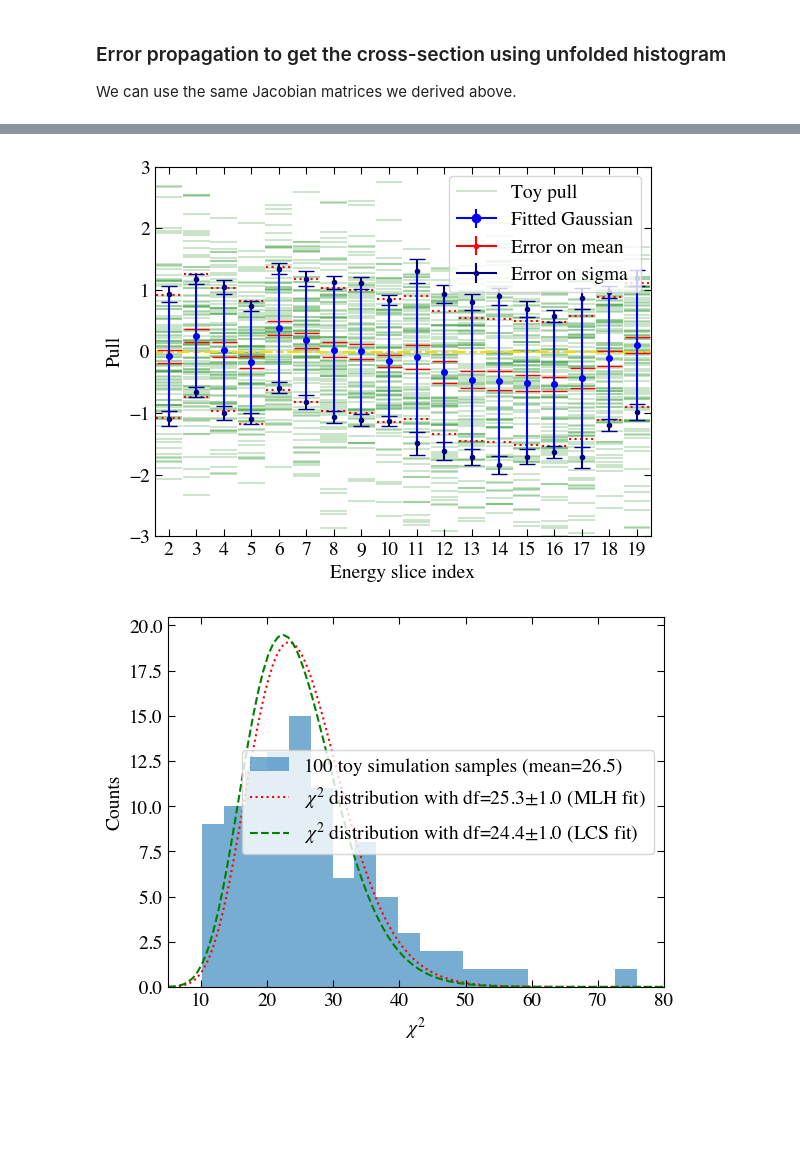
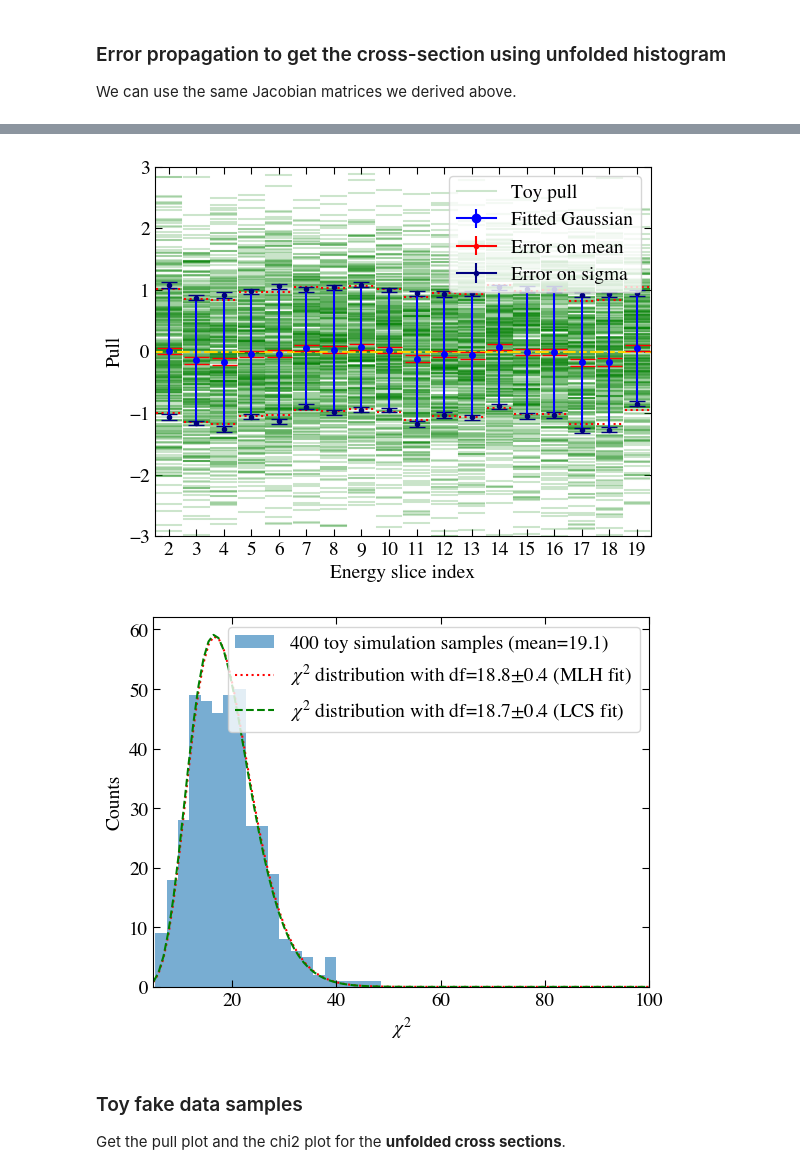
Before and after one commit to Yinrui-Liu/hadron-Ar_XS, a Jupyter notebook: hadron-Ar_XS.ipynb, the cells around one changed output, grey strips where cells are left out. Cells and saved outputs as stored; diff of their text form; code cells hidden in the pictures; blank space fills up the shorter version.

```diff
--- a/hadron-Ar_XS.ipynb
+++ b/hadron-Ar_XS.ipynb
@@ -1284,0 +1127,31 @@ XScov_iter10 = savetoyxs["XScov_iter10"]
+# %%
+### Load toy cross-section results
+true_toyXS = pickle.load(open("samples/true_toyXS.p", "rb"))
+XS_true = true_toyXS["XS_true"]
+XScov_true = true_toyXS["XScov_true"]
+unfd_toyXS = pickle.load(open("samples/unfd_toyXS.p", "rb"))
+XS_iter2 = unfd_toyXS["XS_iter2"]
+XScov_iter2 = unfd_toyXS["XScov_iter2"]
+XS_iter4 = unfd_toyXS["XS_iter4"]
+XScov_iter4 = unfd_toyXS["XScov_iter4"]
+XS_iter10 = unfd_toyXS["XS_iter10"]
+XScov_iter10 = unfd_toyXS["XScov_iter10"]
+
+### utility functions for plotting pulls and chi2
+def gauspdf(x, mu=0, sigma=1, con=1):
+    return con*stats.norm.pdf(x, loc=mu, scale=sigma)
+def cal_chi2(XS_true, XS_y, unfd_XS_Vcov):
+    XS_diff = XS_y - XS_true
+    inv_unfd_XS_Vcov = np.linalg.pinv(unfd_XS_Vcov)
+    chi2 = np.einsum("i,ij,j->", XS_diff, inv_unfd_XS_Vcov, XS_diff)
+    return chi2
+def chi2pdf(x, df, loc=0, scale=1, con=1):
+    return con*stats.chi2.pdf(x, df=df, loc=0, scale=scale)
+def fitChi2Hist(data, chi2pdf, df, **kwargs):
+    data = np.array(data)
+    def nll(df):
+        return -np.sum(np.log(chi2pdf(data, df, **kwargs)))
+    m = Minuit(nll, df=df)
+    m.migrad()
+    m.hesse()
+    return m
@@ -1338,34 +1209,34 @@ print(mmu[ibin], ssigma[ibin])
 # %%
+### get the pull plot
 #plt.figure(figsize=[12,9])
-for ibin in range(len(pull_test[0])):
-    for ievt in range(len(pull_test)):
-        plt.plot([ibin+1.55,ibin+2.45], [pull_test[ievt,ibin]]*2, "g-", alpha=0.2)
+for ibin in range(Ndf_true):
+    for ievt in range(len(pull_true)):
+        plt.plot([ibin+1.55,ibin+2.45], [pull_true[ievt,ibin]]*2, "g-", alpha=0.2)
     plt.plot([ibin+1.5,ibin+2.5],[0]*2,"gold",linestyle='dashed')
     plt.plot([ibin+1.55,ibin+2.45],[mmu[ibin]-1]*2,"r",linestyle='dotted')
     plt.plot([ibin+1.55,ibin+2.45],[mmu[ibin]+1]*2,"r",linestyle='dotted')
     plt.errorbar(ibin+2, mmu[ibin], yerr=mmu_err[ibin], color="r", marker=".", capsize=9)
     plt.errorbar(ibin+2, mmu[ibin]+ssigma[ibin], yerr=ssigma_err[ibin], color="navy", marker=".", capsize=6)
     plt.errorbar(ibin+2, mmu[ibin]-ssigma[ibin], yerr=ssigma_err[ibin], color="navy", marker=".", capsize=6)
     plt.errorbar(ibin+2, mmu[ibin], yerr=ssigma[ibin], color="blue", marker="o", markersize=4)
 plt.plot([], [], "g-", alpha=0.2, label="Toy pull")
 plt.errorbar([],[], [], color="blue", marker="o", label="Fitted Gaussian")
 plt.errorbar([],[], [], color="r", marker=".", capsize=9, label="Error on mean")
 plt.errorbar([],[], [], color="navy", marker=".", capsize=6, label="Error on sigma")
-plt.xlim([1.5,len(pull_test[0])+1.5])
+plt.xlim([1.5,len(pull_true[0])+1.5])
 plt.ylim([-3,3])
 plt.xticks(np.arange(2,20))
 plt.xlabel("Energy slice index")
 plt.ylabel("Pull")
 plt.legend()
-#plt.savefig("figs/toy_validation_pull_truemean.pdf")
+plt.savefig("figs/toy_validation_pull_true.pdf")
 plt.show()
 # %% [output]
-[figure, old version]
+[figure, new version]
 # %%
-XS_diff = [1]*18
-chi2 = np.array(chi2_test)
-minchi2 = 5
-maxchi2 = 80
+### get the chi2 plot
+chi2 = np.array(chi2_true)
+minchi2, maxchi2 = 5, 100 # set range and ignore outliers
 chi2 = chi2[chi2>minchi2]
 chi2 = chi2[chi2<maxchi2]
 #plt.figure(figsize=[10,6])
@@ -1373,20 +1244,11 @@ bb, ed, _ = plt.hist(chi2,bins=20,alpha=0.6,label=f"{len(chi2)} toy simulation s
 norm_fact = (ed[1]-ed[0])*len(chi2)
 xxx = np.linspace(minchi2, maxchi2, 100)
 
-def chi2pdf(x, df, loc=0, scale=1, con=1):
-    return con*stats.chi2.pdf(x, df=df, loc=0, scale=scale)
-def fitChi2Hist(data, pdf, **kwargs):
-    data = np.array(data)
-    def nll(df):
-        return -np.sum(np.log(pdf(data, df, **kwargs)))
-    m = Minuit(nll, df=len(XS_diff))
-    m.migrad()
-    m.hesse()
-    return m
-mMLH = fitChi2Hist(chi2, chi2pdf, con=norm_fact)
-
+# Maximum Likelihood fit
+mMLH = fitChi2Hist(chi2, chi2pdf, df=Ndf_true, con=norm_fact)
+# Least Chisquare fit
 cLCS = cost.LeastSquares((ed[1:]+ed[:-1])/2, bb, np.maximum(np.sqrt(bb),1), chi2pdf)
-mLCS = Minuit(cLCS, df=len(XS_diff), loc=0, scale=1, con=norm_fact)
+mLCS = Minuit(cLCS, df=Ndf_true, loc=0, scale=1, con=norm_fact)
 mLCS.fixed["loc", "scale", "con"] = True
 mLCS.migrad()
 mLCS.hesse()
@@ -1397,10 +1259,13 @@ yyy = chi2pdf(xxx, df=mMLH.values["df"], con=norm_fact)
 plt.plot(xxx, yyy, "r", linestyle="dotted", label=rf"$\chi^2$ distribution with df={mMLH.values['df']:.1f}$\pm${mMLH.errors['df']:.1f} (MLH fit)")
 yyy = chi2pdf(xxx, df=mLCS.values["df"], con=norm_fact)
 plt.plot(xxx, yyy, "g", linestyle="dashed", label=rf"$\chi^2$ distribution with df={mLCS.values['df']:.1f}$\pm${mLCS.errors['df']:.1f} (LCS fit)")
-#plt.plot(xxx, chi2pdf(xxx, df=len(XS_diff), con=norm_fact), label=rf"Expected $\chi^2$ distribution with df={len(XS_diff)}")
+#plt.plot(xxx, chi2pdf(xxx, df=Ndf_true, con=norm_fact), label=rf"Expected $\chi^2$ distribution with df={Ndf_true}")
 plt.xlim([minchi2, maxchi2])
 plt.legend()
-#plt.savefig("figs/toy_validation_chi2_truemean.pdf")
+plt.savefig("figs/toy_validation_chi2_true.pdf")
 plt.show()
 # %% [output]
-[figure, old version]
+[figure, new version]
+# %% [markdown]
+### Toy fake data samples
+Get the pull plot and the chi2 plot for the **unfolded cross sections**.
```
Also changed, not shown: parts of 37 cells of this notebook, 4 other files.
